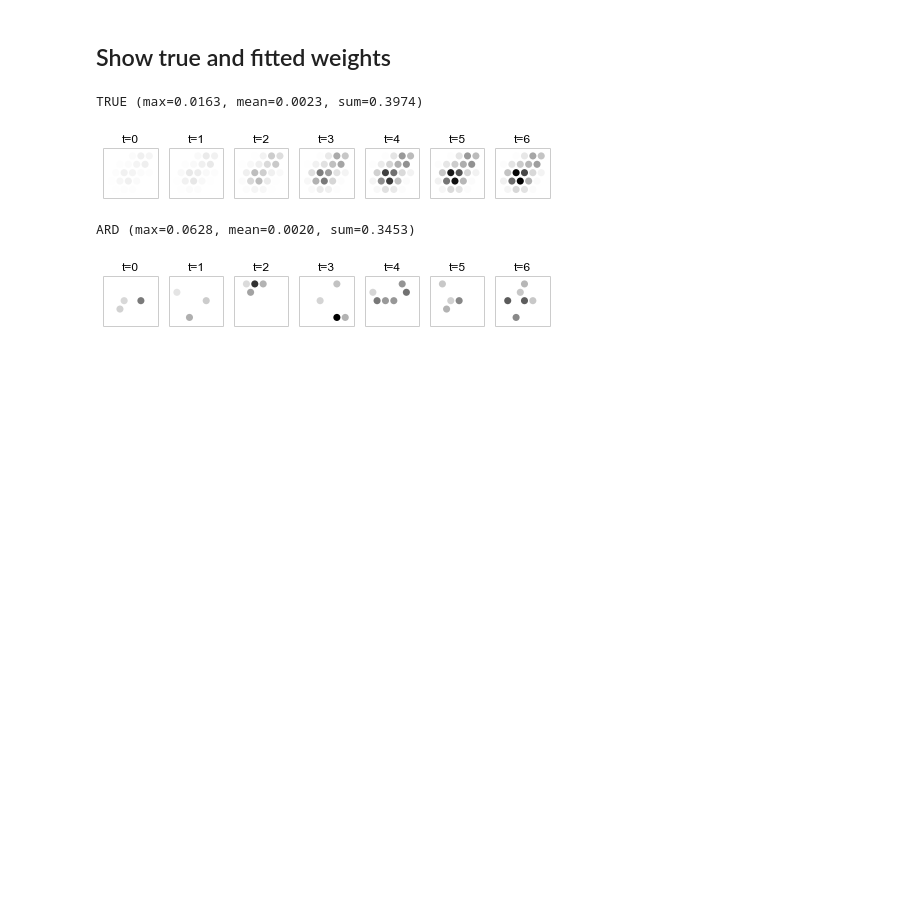
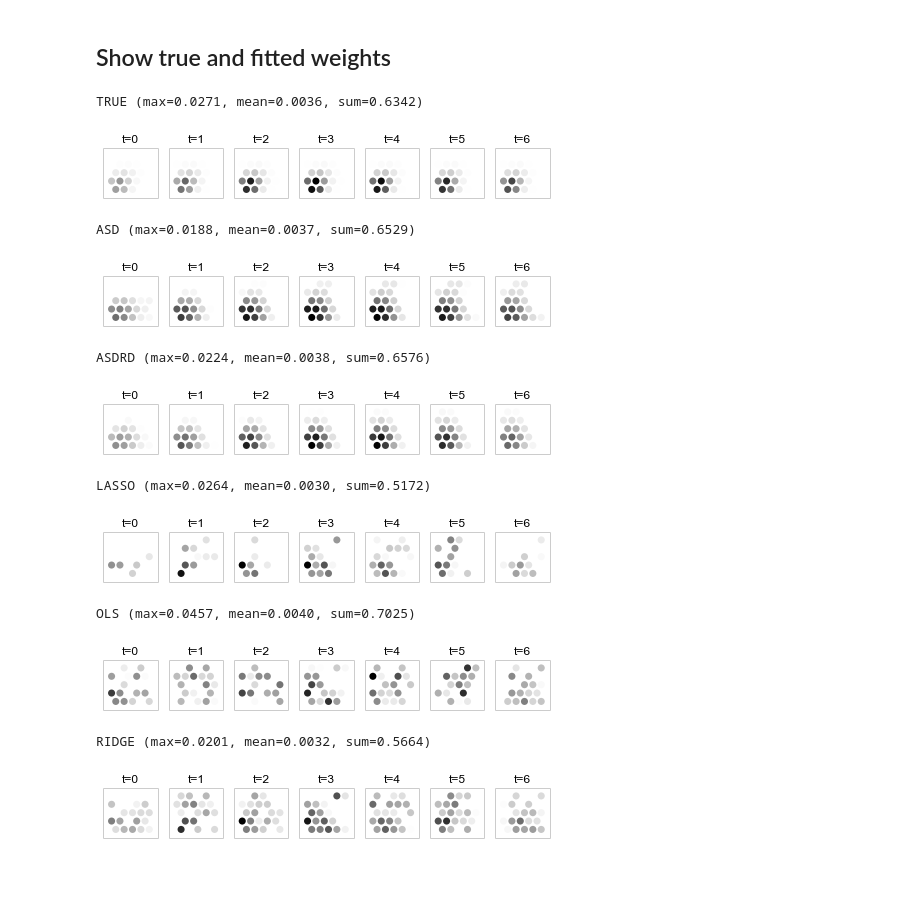
Before and after one commit to mobeets/pyASDRD, a Jupyter notebook: ASD FTW.ipynb, the cells around one changed output. Drawn from its saved outputs; the diff is of its cells as text; code cells hidden in the pictures; blank space fills up the shorter version.

```diff
--- a/ASD FTW.ipynb
+++ b/ASD FTW.ipynb
@@ -23,7 +23,7 @@ reload(asdard)
 # %%
 n = 500
 ns, nt = 7, 25
-SNR = 1.0
+SNR = 0.5
 s = stim.Stim(n, ns, nt)
 r = resp.Resp(s, signalType='rank-2', SNR=SNR)
 plot.plotFull(s.xy, r.wf)
@@ -59,11 +109,13 @@ for SNR in [0.025, 0.1, 0.25, 0.5, 1.0, 2.0, 5.0, 20.0]:
 # %%
-colors = {'ols': 'g', 'ridge': 'r', 'lasso': 'b', 'ARD': 'k', 'ASD': 'c'}
+colors = {'ols': 'g', 'ridge': 'r', 'lasso': 'b', 'ARD': 'k', 'ASD': 'c', 'ASD2': 'gray'}
 for key, vals in fits.iteritems():
     clr = colors[key]
-    if key == 'ols':
+#     if key in ['ols', 'ARD']:
+#         continue
+    pts = np.array([(SNR, np.array(vals[SNR]).max()) for SNR in sorted(vals)])
+    if not pts.any():
         continue
-    for i, (SNR, vs) in enumerate(vals.iteritems()):
-        plt.scatter(SNR, np.array(vs).mean(), c=clr, s=40, alpha=0.7, label=key if i==0 else None)
+    plt.plot(pts[:,0], pts[:,1], '-', c=clr, marker='o', markersize=10, alpha=0.75, label=key)
 plt.legend(loc='upper left')
 plt.xscale('log')
 plt.xlabel('SNR')
@@ -78,22 +130,18 @@ plt.show()
 # %%
 trainPct = 0.8
 splitSample = True
-fit_these = ['ARD']#['ols', 'ridge', 'lasso']#, 'ARD']
+fit_these = ['ols', 'ridge', 'lasso']#, 'ARD']
 
 (Xf0, Y0), (Xf1, Y1) = reg.trainAndTest(s.Xf, r.Y, trainPct=trainPct)
-fitters = {'ols': reg.OLS, 'ARD': reg.ARD, 'ridge': reg.Ridge, 'lasso': reg.Lasso}
+fitters = {'ols': reg.OLS, 'ARD': reg.ARD, 'ridge': reg.Ridge, 'lasso': reg.Lasso, 'ASD': asdard.ASD}
 if not splitSample:
     Xf1 = None
     Y1 = None
 
-# init
+# train, and test
 fs = {}
 for key in fit_these:
     fs[key] = fitters[key](Xf0, Y0, Xf1, Y1, label=key)
-
-# train/test
-for key, obj in fs.iteritems():
-    obj.fit()
-    obj.score()
+    fs[key].fit().score()
 print
 # %% [output]
@@ -105,9 +155,9 @@ reload(reg)
 reload(asdard)
 
 fitFull = True
-n = 200
-s = stim.Stim(n, ns, nt)
-r = resp.Resp(s, signalType='rank-2', SNR=5.0)
+# n = 200
+# s = stim.Stim(n, ns, nt)
+# r = resp.Resp(s, signalType='rank-2', SNR=5.0)
 if fitFull:
     (X0, Y0), (X1, Y1) = reg.trainAndTest(s.Xf, r.Y, trainPct=0.8)
 else:
@@ -121,4 +171,8 @@ else:
     Dt = None
 obj = asdard.ASD(X0, Y0, X1, Y1, Ds=Ds, Dt=Dt, label='ASD')
 obj.fit().score()
+fs['ASD'] = obj
+obj = asdard.ASDRD(X0, Y0, X1, Y1, Ds=Ds, Dt=Dt, asdobj=obj, label='ASDRD')
+obj.fit().score()
+fs['ASDRD'] = obj
 print
@@ -133,23 +190,34 @@ bilin score = 0.0526194216597
 # %% [markdown]
 ## Show true and fitted weights
 # %%
-normalize = True
+normalize = False
 weights = lambda obj: obj.clf.coef_
 label_str = lambda key, wts: '{0} (max={1:0.4f}, mean={2:0.4f}, sum={3:0.4f})'.format(key.upper(), wts.max(), wts.mean(), wts.sum())
 vmax = max([weights(obj).max() for obj in fs.values()])
 
 # show true weights
 print label_str('TRUE', r.wf)
 plot.plotFull(s.xy, r.wf)
 
 # show fitted weights
-for key, obj in fs.iteritems():
+for key in sorted(fs):
+    obj = fs[key]
     wfh = weights(obj)
     print label_str(key, wfh)
     wfh = np.reshape(wfh, [s.nt, s.ns])
     plot.plotFull(s.xy, wfh, vmax=vmax if normalize else None)
 # %% [output]
-TRUE (max=0.0163, mean=0.0023, sum=0.3974)
+TRUE (max=0.0271, mean=0.0036, sum=0.6342)
-[figure, old version]
+[figure, new version]
-ARD (max=0.0628, mean=0.0020, sum=0.3453)
+ASD (max=0.0188, mean=0.0037, sum=0.6529)
-[figure, old version]
+[figure, new version]
+ASDRD (max=0.0224, mean=0.0038, sum=0.6576)
+[figure, added]
+LASSO (max=0.0264, mean=0.0030, sum=0.5172)
+[figure, added]
+OLS (max=0.0457, mean=0.0040, sum=0.7025)
+[figure, added]
+RIDGE (max=0.0201, mean=0.0032, sum=0.5664)
+[figure, added]
+# %% [markdown]
+#####
```
Also changed, not shown: parts of 6 cells of this notebook, 4 other files.
